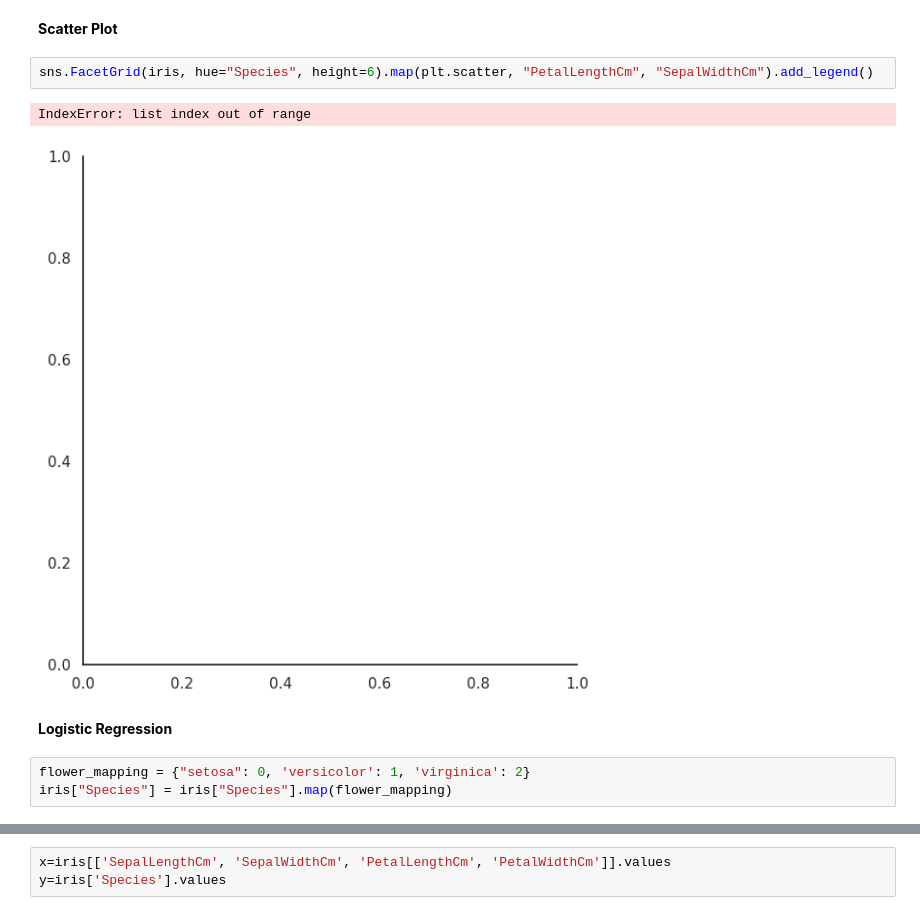
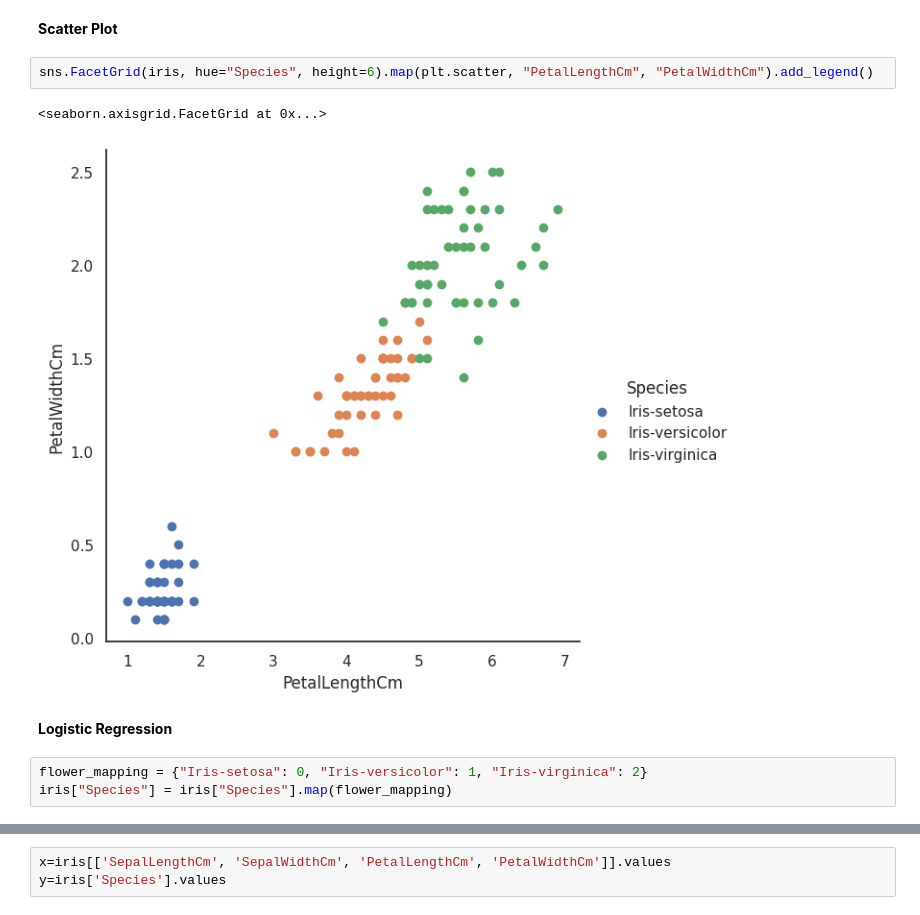
Before and after one commit to khai-ta/NAiSS-ML-Projects, a Jupyter notebook: Logistic_Regression_Iris_Dataset.ipynb, the cells around one changed output, grey strips where cells are left out. Saved outputs shown, nothing was run; the diff lists cells and outputs as text.

```diff
--- a/Logistic_Regression_Iris_Dataset.ipynb
+++ b/Logistic_Regression_Iris_Dataset.ipynb
@@ -35,14 +35,14 @@ dtype: int64
 # %% [markdown]
 **Scatter Plot**
 # %%
-sns.FacetGrid(iris, hue="Species", height=6).map(plt.scatter, "PetalLengthCm", "SepalWidthCm").add_legend()
+sns.FacetGrid(iris, hue="Species", height=6).map(plt.scatter, "PetalLengthCm", "PetalWidthCm").add_legend()
 # %% [output]
-IndexError: list index out of range
+<seaborn.axisgrid.FacetGrid at 0x...>
-[figure, old version]
+[figure, new version]
 # %% [markdown]
 **Logistic Regression**
 # %%
-flower_mapping = {"setosa": 0, 'versicolor': 1, 'virginica': 2}
+flower_mapping = {"Iris-setosa": 0, "Iris-versicolor": 1, "Iris-virginica": 2}
 iris["Species"] = iris["Species"].map(flower_mapping)
 # %%
 iris.head()
```
Also changed, not shown: parts of 7 cells of this notebook.
